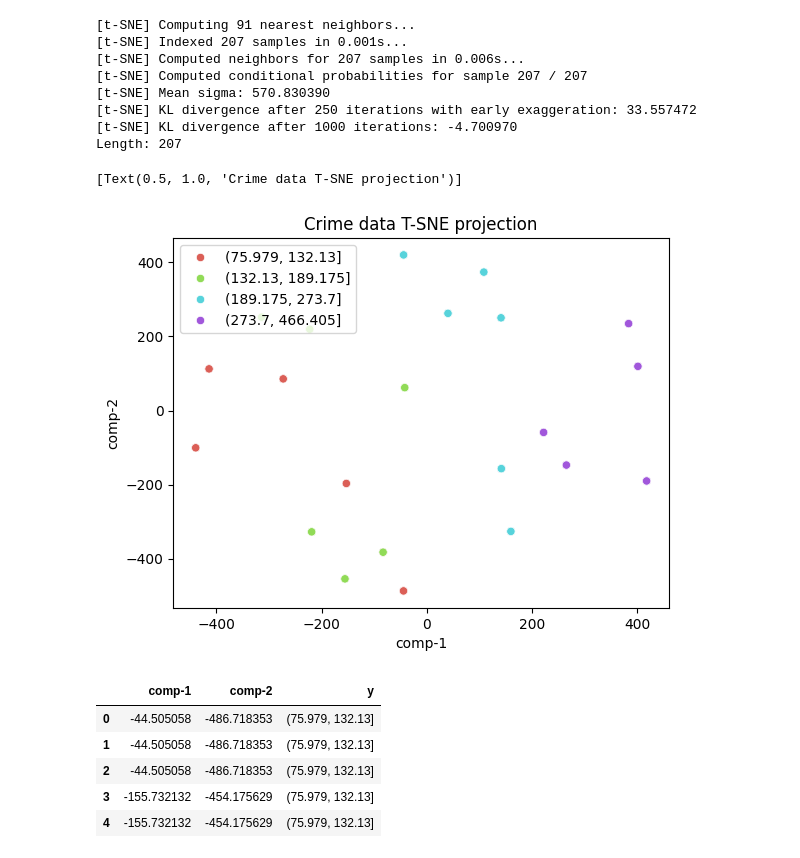
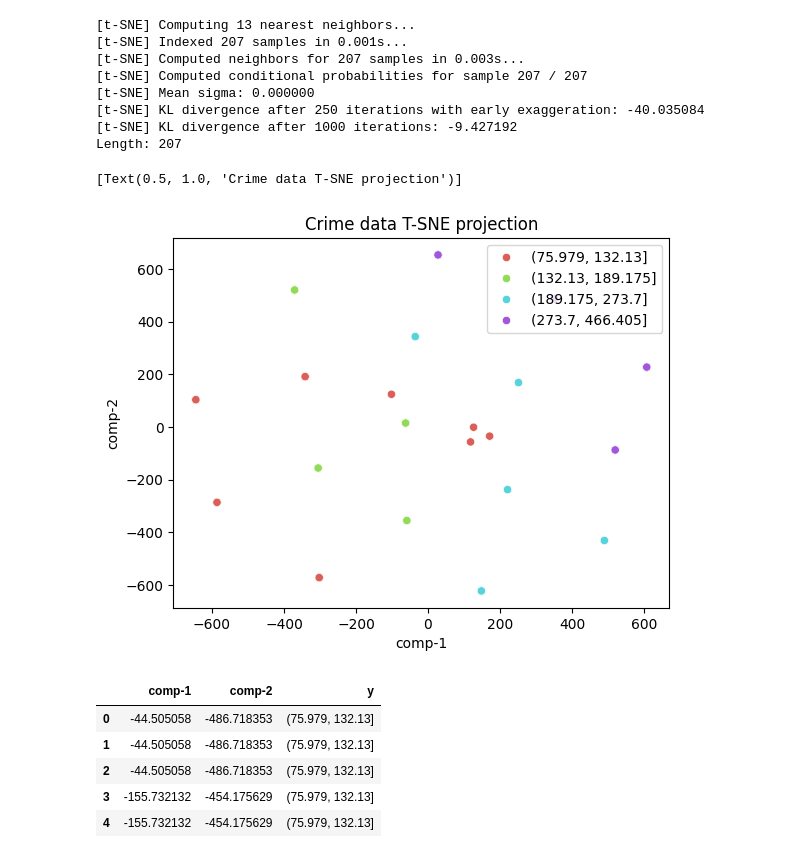
Before and after one commit to shubhamsati97/FinancialImplicationsOfCrimeInUSA, a Jupyter notebook: classification/tsne/tsne_notebook.ipynb, the cells around one changed output. Cells and saved outputs as stored; diff of their text form; code cells hidden in the pictures.

Commit message:
Update notebook with perplexity

```diff
--- a/classification/tsne/tsne_notebook.ipynb
+++ b/classification/tsne/tsne_notebook.ipynb
@@ -73,7 +43,7 @@ features_df.head()
 from sklearn.manifold import TSNE
 import seaborn as sns
 # Initialize the t-SNE model
-tsne_model = TSNE(n_components=2, verbose=1, random_state=42)
+tsne_model = TSNE(n_components=2, verbose=1, random_state=42, perplexity=4)
 
 # Fit the model to the data
 tsne_data = tsne_model.fit_transform(features_df)
@@ -90,17 +60,38 @@ palette = sns.color_palette("hls", n_bins)
 sns.scatterplot(x="comp-1", y="comp-2", hue=tsne_df.y.tolist(),
                 palette=palette,
                 data=tsne_df).set(title="Crime data T-SNE projection")
-# %% [output]
-[t-SNE] Computing 91 nearest neighbors...
-[t-SNE] Indexed 207 samples in 0.001s...
-[t-SNE] Computed neighbors for 207 samples in 0.006s...
-[t-SNE] Computed conditional probabilities for sample 207 / 207
-[t-SNE] Mean sigma: 570.830390
-[t-SNE] KL divergence after 250 iterations with early exaggeration: 33.557472
-[t-SNE] KL divergence after 1000 iterations: -4.700970
-Length: 207
-[Text(0.5, 1.0, 'Crime data T-SNE projection')]
-[figure, removed]
+# %%
+from sklearn.manifold import TSNE
+import seaborn as sns
+# Initialize the t-SNE model
+tsne_model = TSNE(n_components=2, verbose=1, random_state=42, perplexity=4)
+
+# Fit the model to the data
+tsne_data = tsne_model.fit_transform(features_df)
+tsne_df = pd.DataFrame()
+tsne_df["comp-1"]=tsne_data[:,0]
+tsne_df["comp-2"]=tsne_data[:,1]
+
+# Binning
+n_bins = 4
+tsne_df["y"]= pd.qcut(merged_df_spy["Close"],n_bins)
+print("Length:",len(tsne_df))
+# Visualize the low-dimensional data
+palette = sns.color_palette("hls", n_bins)
+sns.scatterplot(x="comp-1", y="comp-2", hue=tsne_df.y.tolist(),
+                palette=palette,
+                data=tsne_df).set(title="Crime data T-SNE projection")
+# %% [output]
+[t-SNE] Computing 13 nearest neighbors...
+[t-SNE] Indexed 207 samples in 0.001s...
+[t-SNE] Computed neighbors for 207 samples in 0.003s...
+[t-SNE] Computed conditional probabilities for sample 207 / 207
+[t-SNE] Mean sigma: 0.000000
+[t-SNE] KL divergence after 250 iterations with early exaggeration: -40.035084
+[t-SNE] KL divergence after 1000 iterations: -9.427192
+Length: 207
+[Text(0.5, 1.0, 'Crime data T-SNE projection')]
+[figure, added]
 # %%
 tsne_df.head()
 # %% [output]
```
Also changed, not shown: parts of 6 cells of this notebook.
